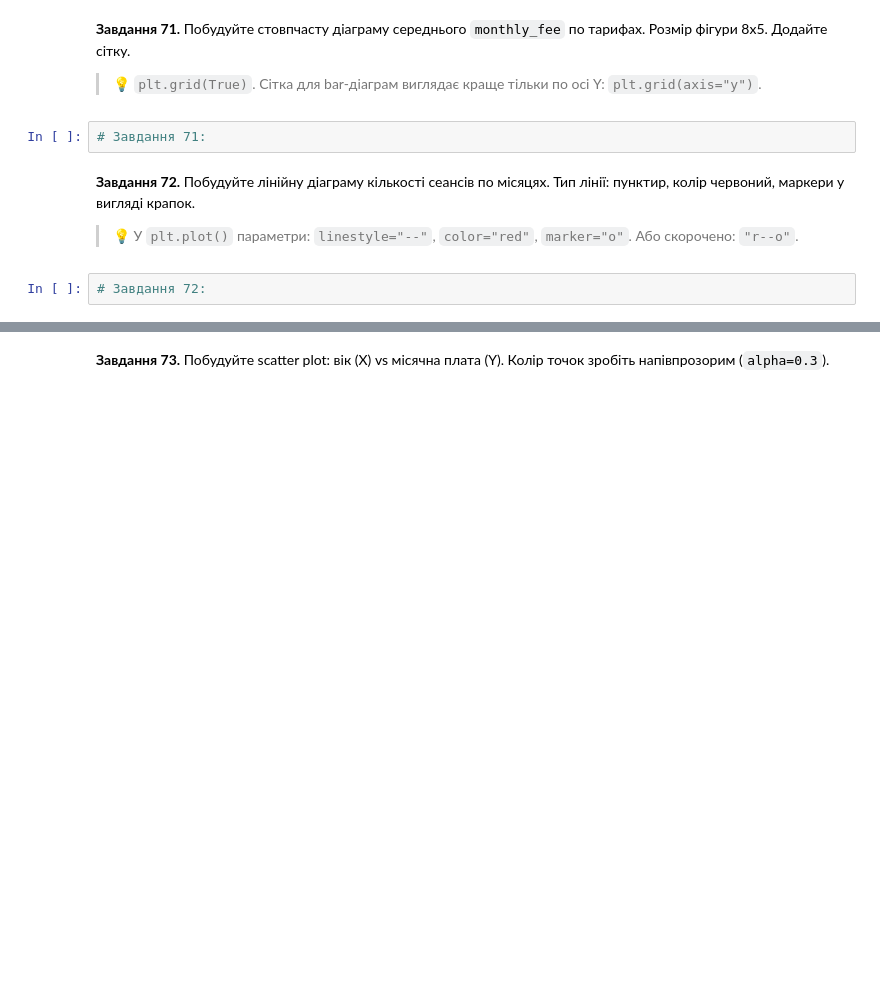
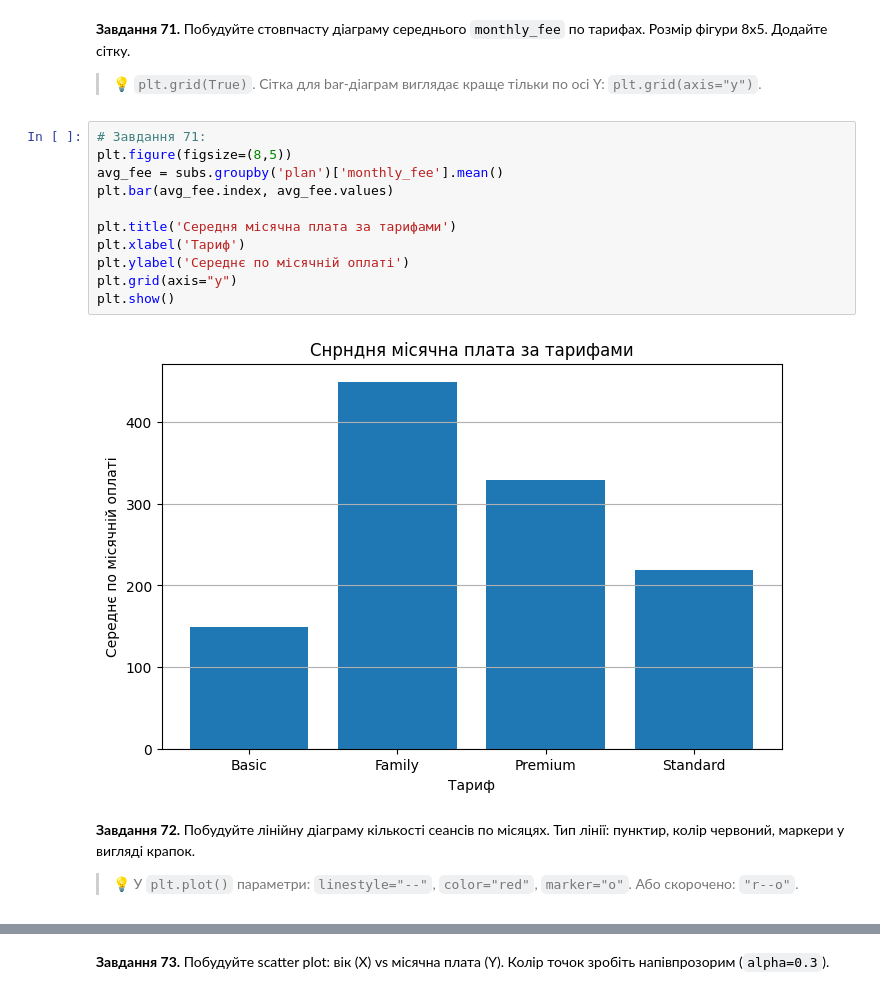
Before and after one commit to NadiiaIvashchuk/DTA_2026, a Jupyter notebook: classmade/pandas_viz_practice.ipynb, the cells around one changed output, grey strips where cells are left out. Saved outputs shown, nothing was run; the diff lists cells and outputs as text; blank space fills up the shorter version.

```diff
--- a/classmade/pandas_viz_practice.ipynb
+++ b/classmade/pandas_viz_practice.ipynb
@@ -1299,11 +1301,20 @@ plt.show()
 **Завдання 71.** Побудуйте стовпчасту діаграму середнього `monthly_fee` по тарифах. Розмір фігури 8x5. Додайте сітку.
 
 > 💡 `plt.grid(True)`. Сітка для bar-діаграм виглядає краще тільки по осі Y: `plt.grid(axis="y")`.
-# %%
-# Завдання 71:
+# %%
+# Завдання 71:
+plt.figure(figsize=(8,5))
+avg_fee = subs.groupby('plan')['monthly_fee'].mean()
+plt.bar(avg_fee.index, avg_fee.values)
+
+plt.title('Сeрeдня місячна плата за тарифами')
+plt.xlabel('Тариф')
+plt.ylabel('Середнє по місячній оплаті')
+plt.grid(axis="y")
+plt.show()
+# %% [output]
+[figure, added]
 # %% [markdown]
 **Завдання 72.** Побудуйте лінійну діаграму кількості сеансів по місяцях. Тип лінії: пунктир, колір червоний, маркери у вигляді крапок.
 
 > 💡 У `plt.plot()` параметри: `linestyle="--"`, `color="red"`, `marker="o"`. Або скорочено: `"r--o"`.
-# %%
-# Завдання 72:
```
Also changed, not shown: parts of 14 cells of this notebook.
